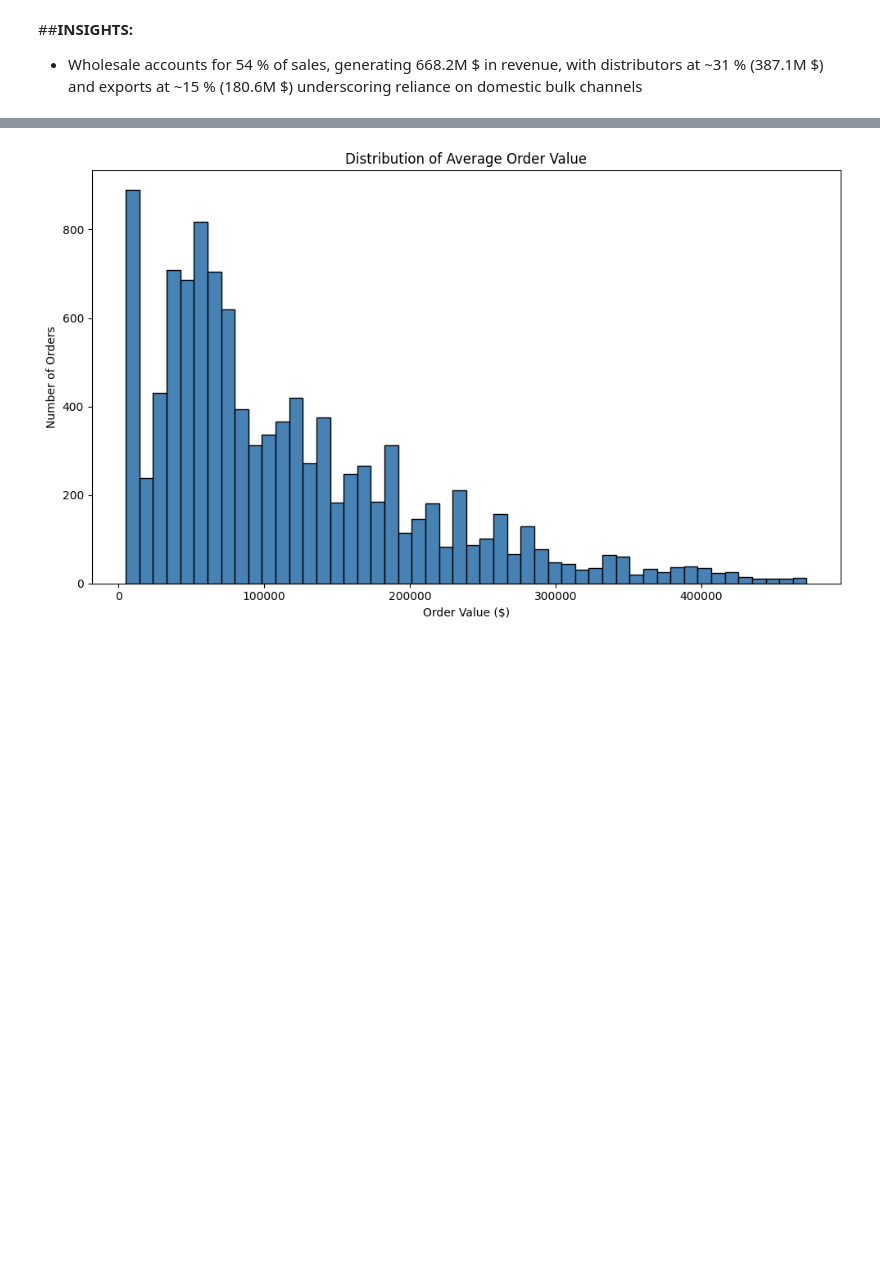
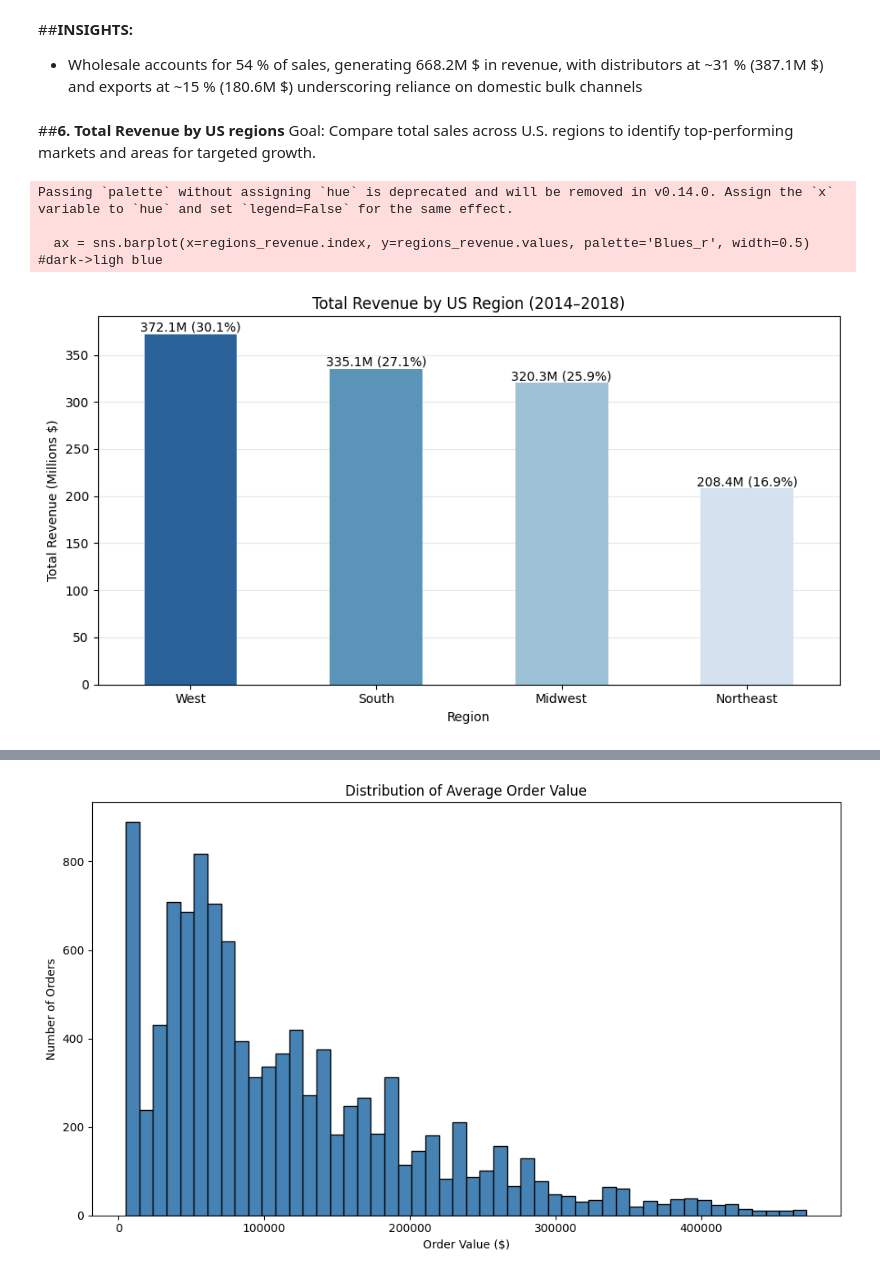
Before and after one commit to chinguyen19/Sales-Analysis, a Jupyter notebook: Sales_analysis(Regional).ipynb, the cells around one changed output, grey strips where cells are left out. Cells and saved outputs as stored; diff of their text form; code cells hidden in the pictures; blank space fills up the shorter version.

```diff
--- a/Sales_analysis(Regional).ipynb
+++ b/Sales_analysis(Regional).ipynb
@@ -510,3 +510,35 @@ Passing `palette` without assigning `hue` is deprecated and will be removed in v
 # %% [markdown]
 ##**INSIGHTS:**
 * Wholesale accounts for 54 % of sales, generating 668.2M \$ in revenue, with distributors at ~31 % (387.1M \$) and exports at ~15 % (180.6M \$) underscoring reliance on domestic bulk channels
+# %% [markdown]
+##**6. Total Revenue by US regions**
+Goal: Compare total sales across U.S. regions to identify top‑performing markets and areas for targeted growth.
+# %%
+# Calculate total revenue by region (in millions)
+regions_revenue = df.groupby('us_region')['revenue'].sum().sort_values(ascending=False)
+regions_revenue = regions_revenue.apply(lambda x: x/1e6)
+
+plt.figure(figsize=(9,5))
+ax = sns.barplot(x=regions_revenue.index, y=regions_revenue.values, palette='Blues_r', width=0.5) #dark->ligh blue
+# Prepare labels
+total = regions_revenue.sum()
+labels = [f'{v:.1f}M ({v/total:.1%})' for v in regions_revenue.values] # Changed format to include 'M'
+# Add labels as text annotations
+for i, patch in enumerate(ax.patches):
+    # Get bar height
+    height = patch.get_height()
+    # Add label
+    ax.text(patch.get_x() + patch.get_width()/2., height, labels[i], ha='center', va='bottom', fontsize=10, color='black')
+
+plt.title('Total Revenue by US Region (2014–2018)')
+plt.ylabel('Total Revenue (Millions $)')
+plt.xlabel('Region')
+ax.set_axisbelow(True)
+ax.yaxis.grid(True, linestyle='-', which='major', color='lightgray',alpha= 0.5)
+plt.tight_layout()
+plt.show()
+# %% [output]
+Passing `palette` without assigning `hue` is deprecated and will be removed in v0.14.0. Assign the `x` variable to `hue` and set `legend=False` for the same effect.
+
+  ax = sns.barplot(x=regions_revenue.index, y=regions_revenue.values, palette='Blues_r', width=0.5) #dark->ligh blue
+[figure, added]
```
Also changed, not shown: parts of 6 cells of this notebook.
